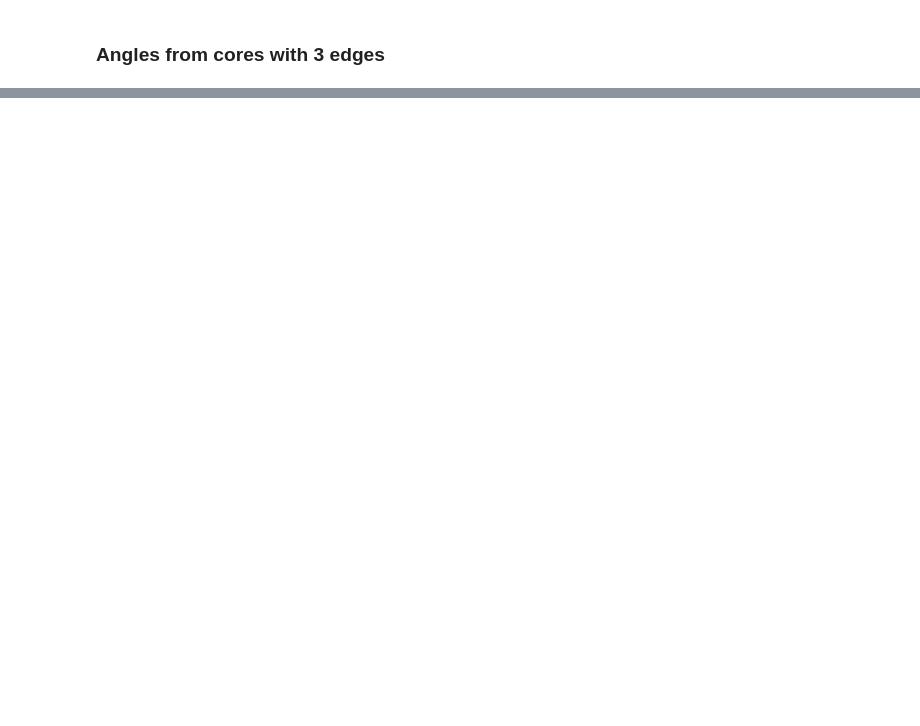
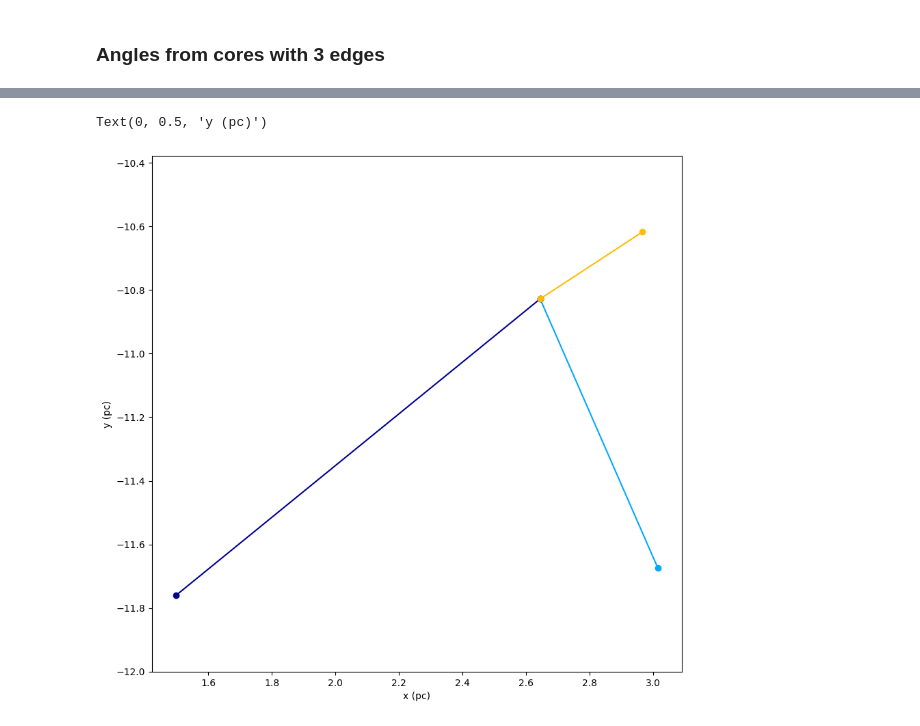
Before and after one commit to mvgarcia/CASSUM2021, a Jupyter notebook: Cassum.ipynb, the cells around one changed output, grey strips where cells are left out. Saved outputs shown, nothing was run; the diff lists cells and outputs as text; code cells hidden in the pictures; blank space fills up the shorter version.

```diff
--- a/Cassum.ipynb
+++ b/Cassum.ipynb
@@ -534,0 +610,20 @@ plt.savefig(figname)
+# %%
+#One core example
+def angle(d_b,d_c,d_a):
+    return np.rad2deg(np.arccos(((d_b**2)+(d_c**2)-(d_a**2))/(2*d_b*d_c)))
+
+def length(x1,y1,x2,y2):
+    return np.sqrt(((x1-x2)**2)+((y1-y2)**2))
+
+num_3edges=0
+
+for pair in pairsw3edges[num_3edges]:
+    cc=np.random.randint(0,len(pairsw2edges))
+    plt.plot(np.array(pair)[:,0],np.array(pair)[:,1],'o-',c=colors[cc])
+
+plt.axis("equal")
+plt.xlabel("x (pc)")
+plt.ylabel("y (pc)")
+# %% [output]
+Text(0, 0.5, 'y (pc)')
+[figure, added]
```
Also changed, not shown: parts of 11 cells of this notebook.
